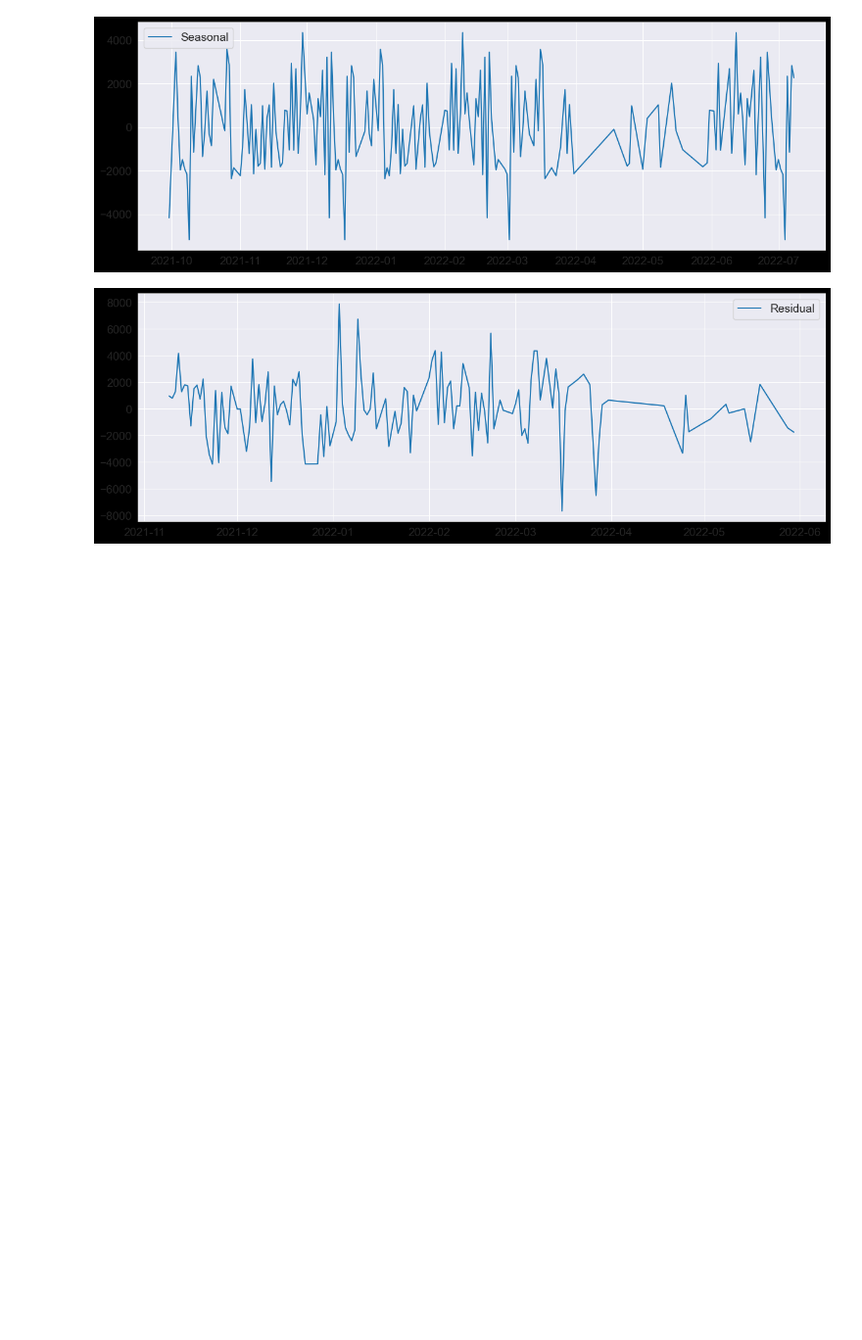
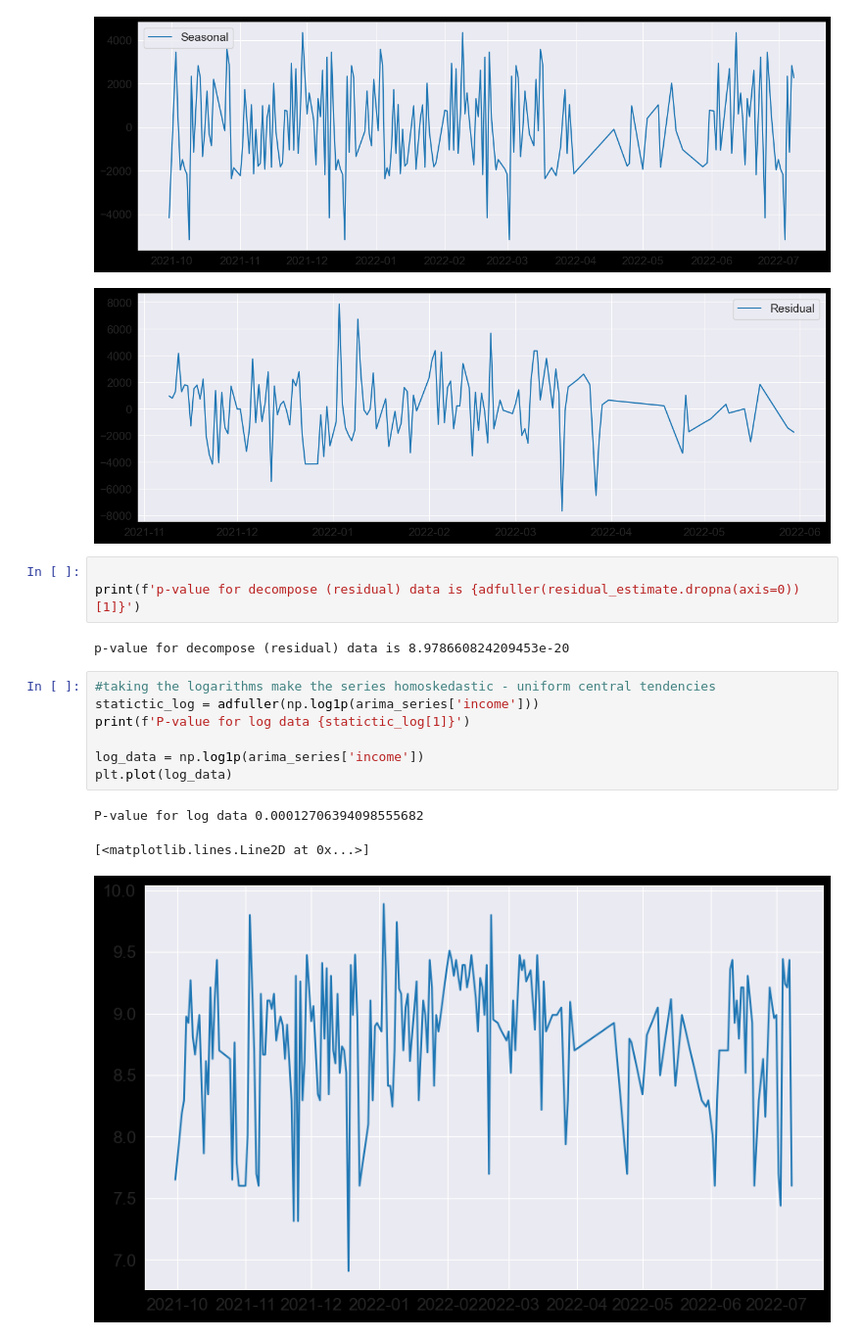
Before and after one commit to wessware/ARIMA_TIME_SERIES_FORECASTING, a Jupyter notebook: models/auto_arima_time_series_analysis.ipynb, the cells around one changed output. Shown at 98% size. Drawn from its saved outputs; the diff is of its cells as text; blank space fills up the shorter version.

```diff
--- a/models/auto_arima_time_series_analysis.ipynb
+++ b/models/auto_arima_time_series_analysis.ipynb
@@ -100,3 +100,19 @@ plt.legend()
 [figure]
 [figure]
 [figure]
+# %%
+
+print(f'p-value for decompose (residual) data is {adfuller(residual_estimate.dropna(axis=0))[1]}')
+# %% [output]
+p-value for decompose (residual) data is 8.978660824209453e-20
+# %%
+#taking the logarithms make the series homoskedastic - uniform central tendencies
+statictic_log = adfuller(np.log1p(arima_series['income']))
+print(f'P-value for log data {statictic_log[1]}')
+
+log_data = np.log1p(arima_series['income'])
+plt.plot(log_data)
+# %% [output]
+P-value for log data 0.00012706394098555682
+[<matplotlib.lines.Line2D at 0x...>]
+[figure, added]
```
Also changed, not shown: parts of 1 cell of this notebook.
